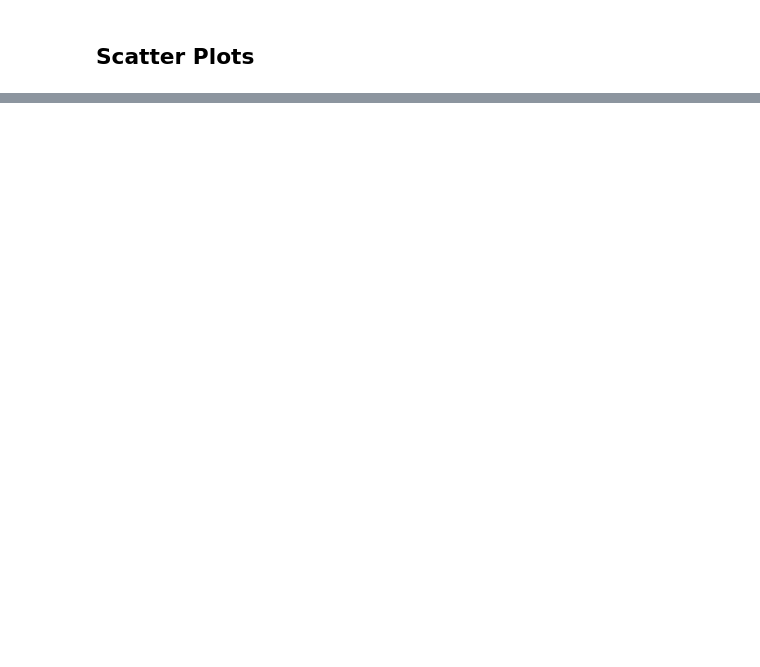
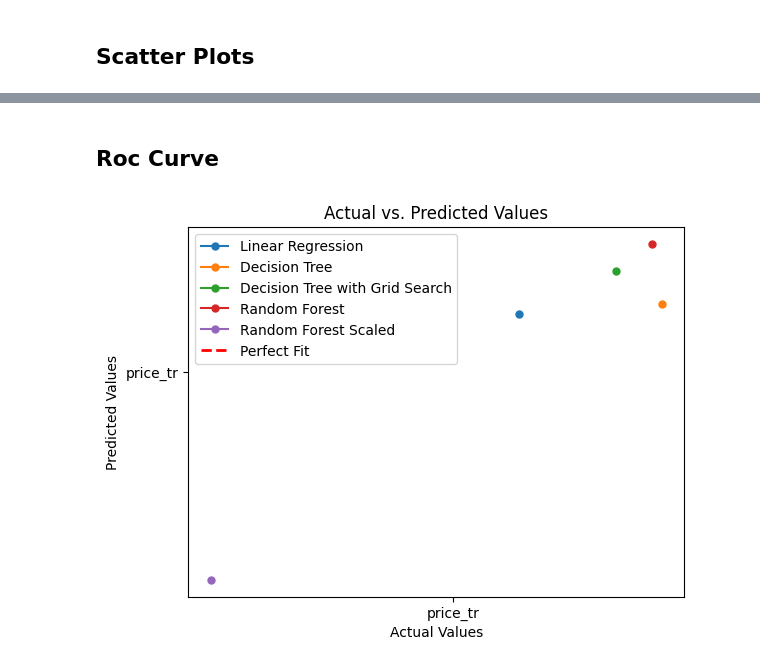
Before and after one commit to adnanjpg/data-mining-project, a Jupyter notebook: polars.ipynb, the cells around one changed output, grey strips where cells are left out. Drawn from its saved outputs; the diff is of its cells as text; code cells hidden in the pictures; blank space fills up the shorter version.

Commit message:
graph or something idk

```diff
--- a/polars.ipynb
+++ b/polars.ipynb
@@ -266,4 +578,9 @@ tree.fit(X_train, y_train)
 y_train_pred = tree.predict(X_train)
 y_test_pred = tree.predict(X_test)
 
+y_train_score = tree.score(X_train, y_train)
+y_test_score = tree.score(X_test, y_test)
+
+pred_results.append((y_train_score, y_test_score, "Decision Tree"))
+
 print_model_stats(y_train_pred, y_test_pred, tree)
@@ -302,4 +634,9 @@ best_tree.fit(X_train, y_train)
 y_train_pred = best_tree.predict(X_train)
 y_test_pred = best_tree.predict(X_test)
 
+y_train_score = best_tree.score(X_train, y_train)
+y_test_score = best_tree.score(X_test, y_test)
+
+pred_results.append((y_train_score, y_test_score, "Decision Tree with Grid Search"))
+
 print_model_stats(y_train_pred, y_test_pred, model)
@@ -324,4 +678,9 @@ y_train_pred = model.predict(X_train)
 # Make predictions on the test set
 y_test_pred = model.predict(X_test)
 
+y_train_score = model.score(X_train, y_train)
+y_test_score = model.score(X_test, y_test)
+
+pred_results.append((y_train_score, y_test_score, "Random Forest"))
+
 print_model_stats(y_train_pred, y_test_pred, model)
@@ -350,4 +724,9 @@ rf_model.fit(X_train_scaled, y_train)
 y_train_pred = rf_model.predict(X_train_scaled)
 y_test_pred = rf_model.predict(X_test_scaled)
 
+y_train_score = rf_model.score(X_train, y_train)
+y_test_score = rf_model.score(X_test, y_test)
+
+pred_results.append((y_train_score, y_test_score, "Random Forest Scaled"))
+
 print_model_stats(y_train_pred, y_test_pred, rf_model)
@@ -373,0 +771,20 @@ plt.show()
+# %% [markdown]
+## Roc Curve
+# %%
+def draw_roc_curve(preds_list):
+    for y_train_score, y_test_score, model_name in preds_list:
+        plt.plot(y_train_score, y_test_score, marker='o', markersize=5, label=model_name)
+
+    # Plot a diagonal dashed line representing a perfect fit
+    plt.plot([min(y_train), max(y_train)], [min(y_train), max(y_train)], linestyle='--', color='red', linewidth=2, label='Perfect Fit')
+
+    plt.title('Actual vs. Predicted Values')
+    plt.xlabel('Actual Values')
+    plt.ylabel('Predicted Values')
+    plt.legend()
+    plt.show()
+
+
+draw_roc_curve(pred_results)
+# %% [output]
+[figure, added]
```
Also changed, not shown: parts of 28 cells of this notebook.
